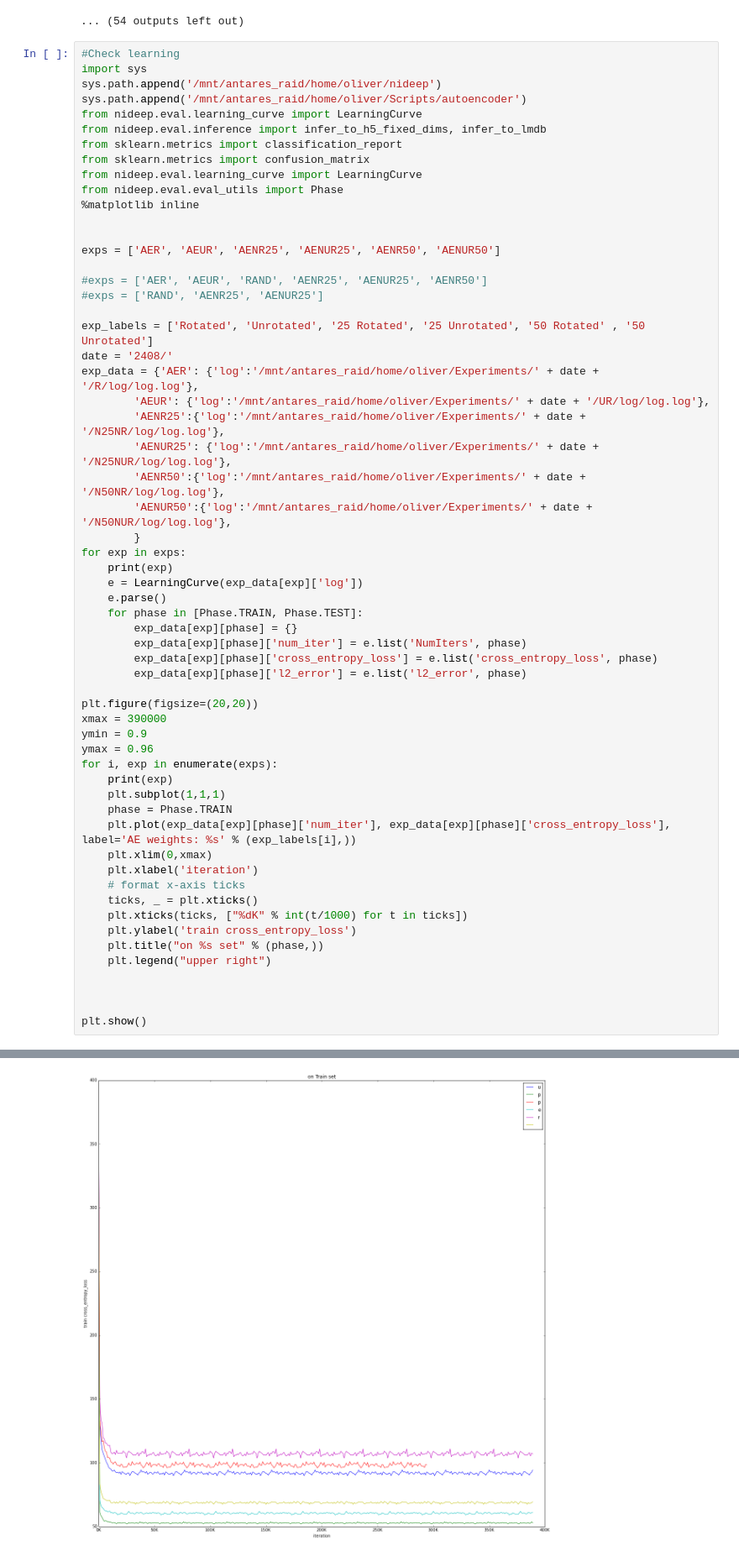
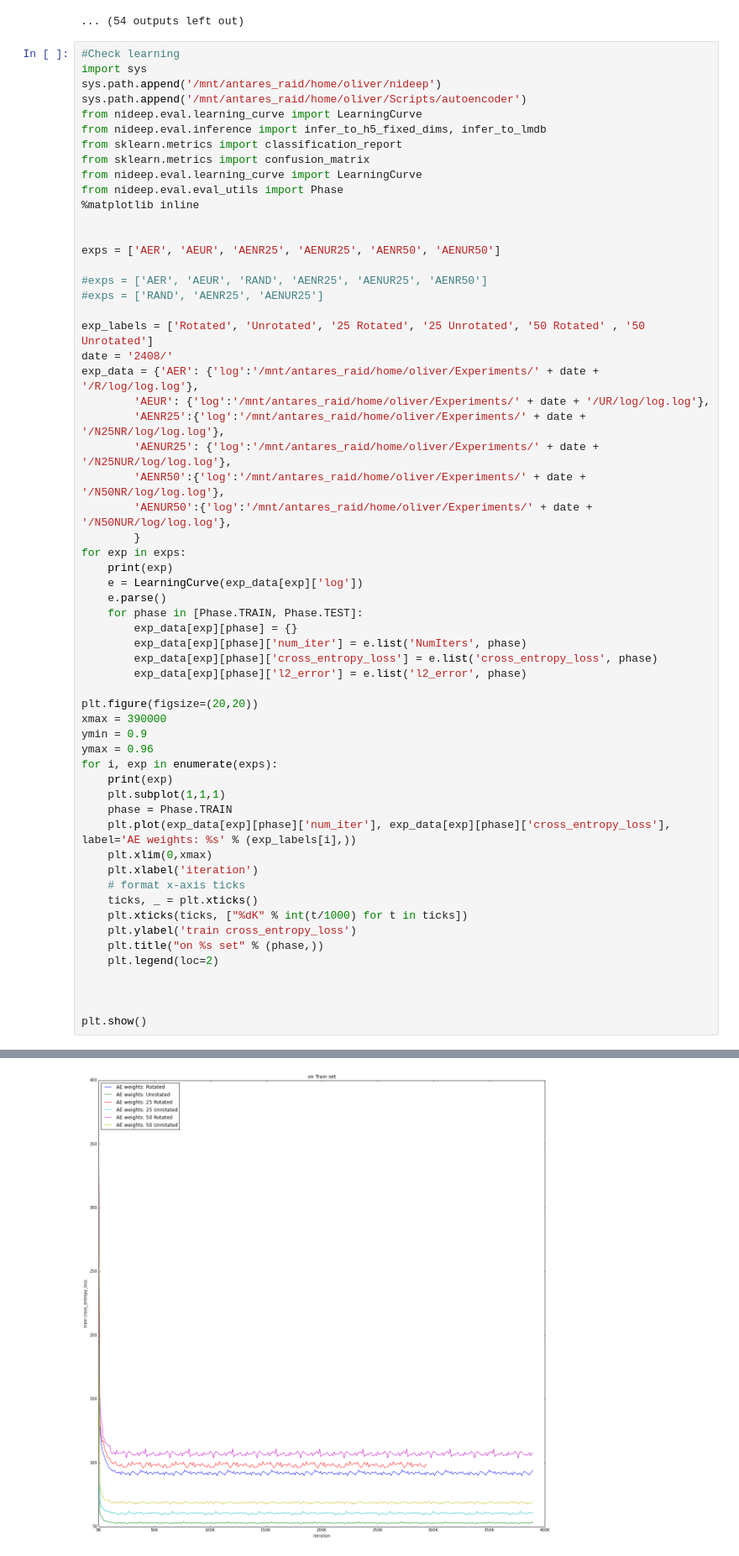
Before and after one commit to Kreiswolke/DeepInvariance, a Jupyter notebook: check_autoencoder.ipynb, the cells around one changed output, grey strips where cells are left out. Shown at 84% size. Cells and saved outputs as stored; diff of their text form.

Commit message:
Plot cross_entropy_loss III

```diff
--- a/check_autoencoder.ipynb
+++ b/check_autoencoder.ipynb
@@ -149,32 +149,32 @@ ymin = 0.9
 ymax = 0.96
 for i, exp in enumerate(exps):
     print(exp)
     plt.subplot(1,1,1)
     phase = Phase.TRAIN
     plt.plot(exp_data[exp][phase]['num_iter'], exp_data[exp][phase]['cross_entropy_loss'], label='AE weights: %s' % (exp_labels[i],))
     plt.xlim(0,xmax)
     plt.xlabel('iteration')
     # format x-axis ticks
     ticks, _ = plt.xticks()
     plt.xticks(ticks, ["%dK" % int(t/1000) for t in ticks])
     plt.ylabel('train cross_entropy_loss')
     plt.title("on %s set" % (phase,))
-    plt.legend("upper right")
+    plt.legend(loc=2)
 
 
 
 plt.show()
 # %% [output]
 AER
 AEUR
 AENR25
 AENUR25
 AENR50
 AENUR50
 AER
 AEUR
 AENR25
 AENUR25
 AENR50
 AENUR50
-[figure, old version]
+[figure, new version]
```
